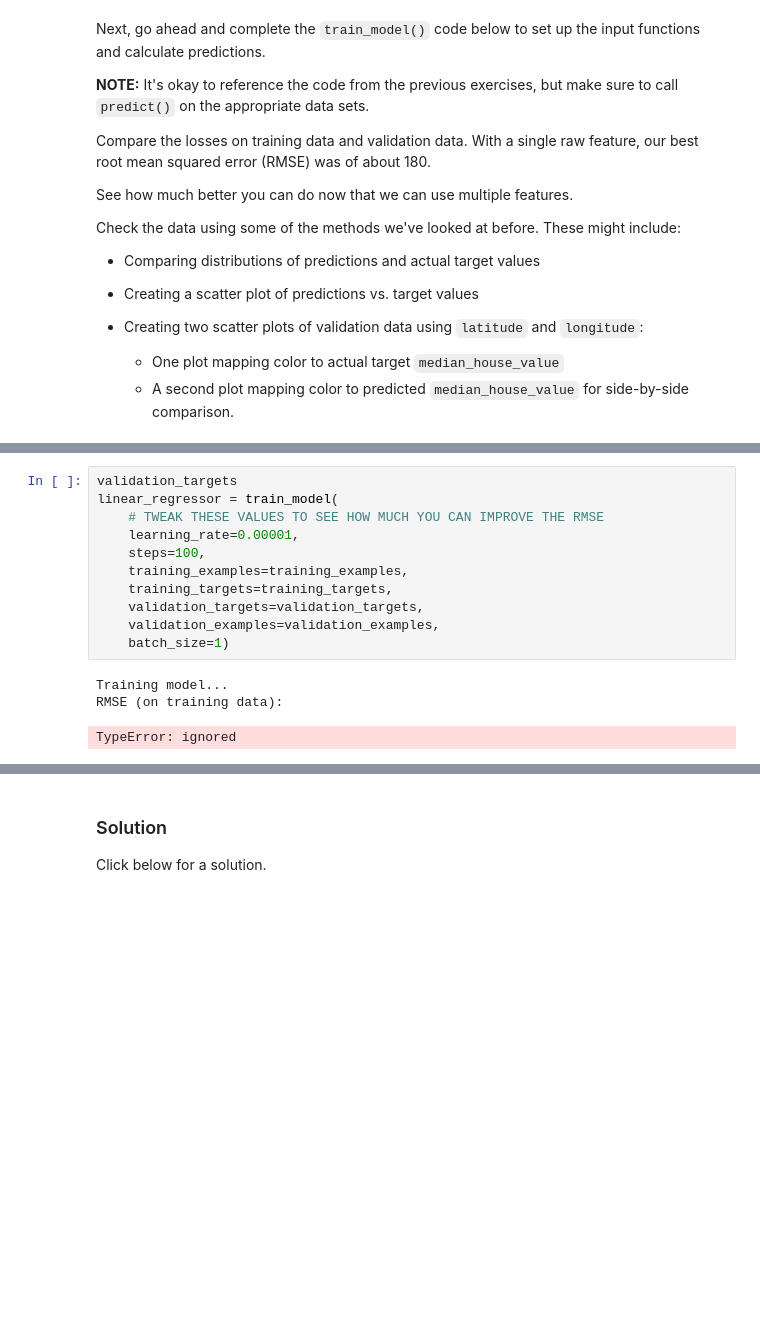
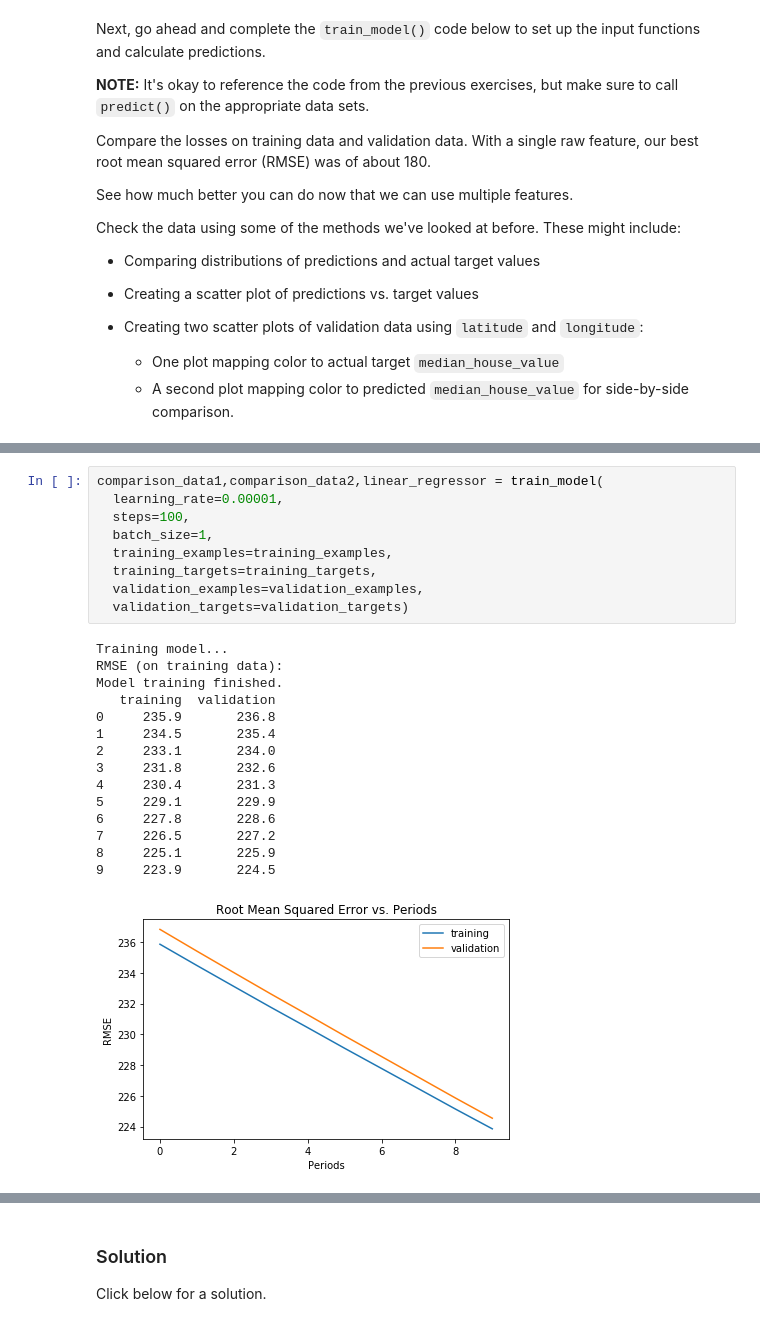
Before and after one commit to GlitchBox/ML-crash-course, a Jupyter notebook: validation.ipynb, the cells around one changed output, grey strips where cells are left out. Saved outputs shown, nothing was run; the diff lists cells and outputs as text; blank space fills up the shorter version.

```diff
--- a/validation.ipynb
+++ b/validation.ipynb
@@ -443,15 +467,25 @@ def train_model(
 # %%
-validation_targets
-linear_regressor = train_model(
-    # TWEAK THESE VALUES TO SEE HOW MUCH YOU CAN IMPROVE THE RMSE
-    learning_rate=0.00001,
-    steps=100,
-    training_examples=training_examples,
-    training_targets=training_targets,
-    validation_targets=validation_targets,
-    validation_examples=validation_examples,
-    batch_size=1)
+comparison_data1,comparison_data2,linear_regressor = train_model(
+  learning_rate=0.00001,
+  steps=100,
+  batch_size=1,
+  training_examples=training_examples,
+  training_targets=training_targets,
+  validation_examples=validation_examples,
+  validation_targets=validation_targets)
 # %% [output]
 Training model...
 RMSE (on training data):
+Model training finished.
+   training  validation
+0     235.9       236.8
+1     234.5       235.4
+2     233.1       234.0
+3     231.8       232.6
+4     230.4       231.3
+5     229.1       229.9
+6     227.8       228.6
+7     226.5       227.2
+8     225.1       225.9
+9     223.9       224.5
-TypeError: ignored
+[figure, added]
```
Also changed, not shown: parts of 11 cells of this notebook.
